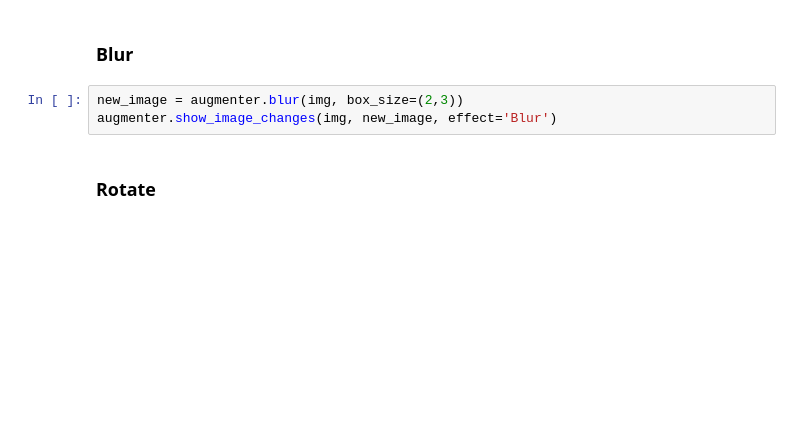
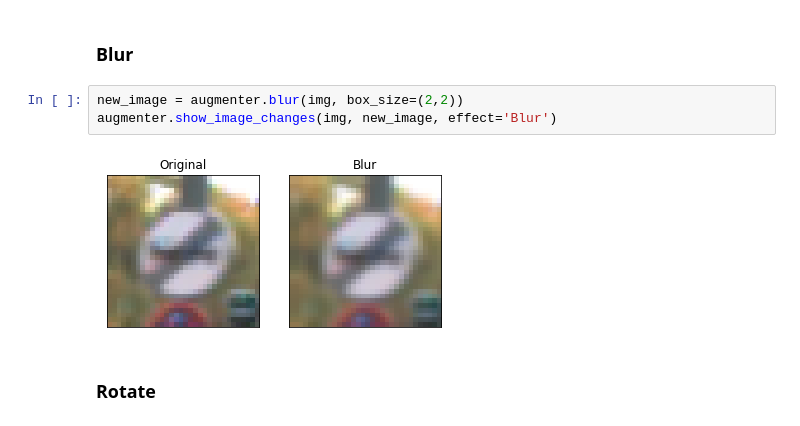
Before and after one commit to lauryndbrown/TrafficSignClassifier, a Jupyter notebook: src/Traffic_Sign_Classifier.ipynb, the cells around one changed output. Saved outputs shown, nothing was run; the diff lists cells and outputs as text; blank space fills up the shorter version.

```diff
--- a/src/Traffic_Sign_Classifier.ipynb
+++ b/src/Traffic_Sign_Classifier.ipynb
@@ -153,8 +160,10 @@ augmenter.show_multiple_image_changes(3, 1, [img, brighter_image, darker_image],
 # %% [markdown]
 ### Blur
 # %%
-new_image = augmenter.blur(img, box_size=(2,3))
+new_image = augmenter.blur(img, box_size=(2,2))
 augmenter.show_image_changes(img, new_image, effect='Blur')
+# %% [output]
+[figure, added]
 # %% [markdown]
 ### Rotate
 # %%
```
Also changed, not shown: parts of 33 cells of this notebook, 2 other files.
